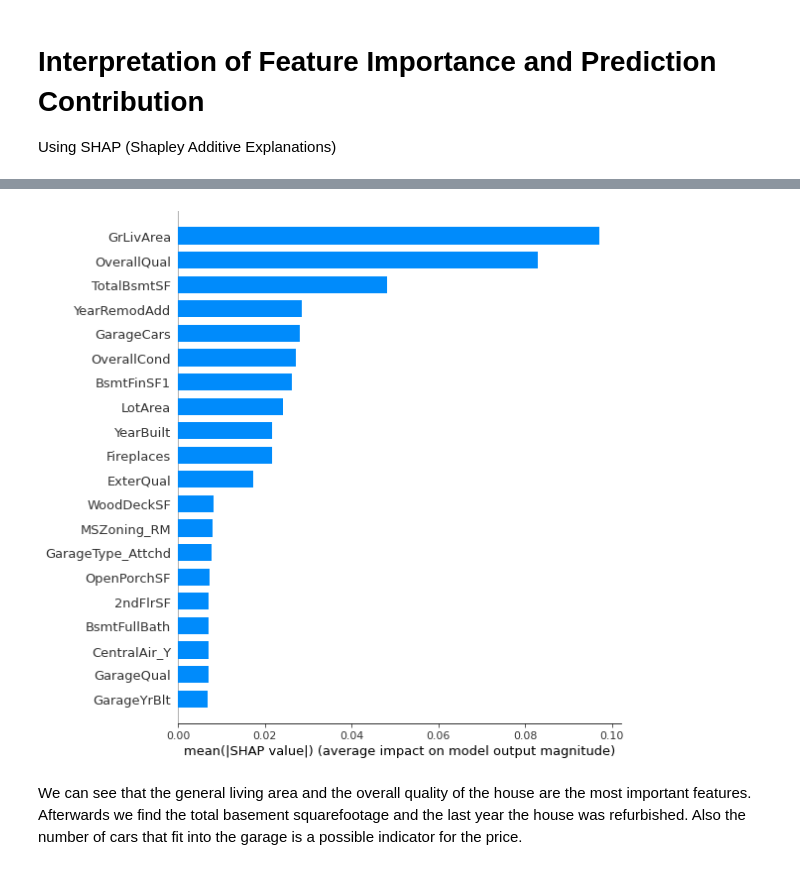
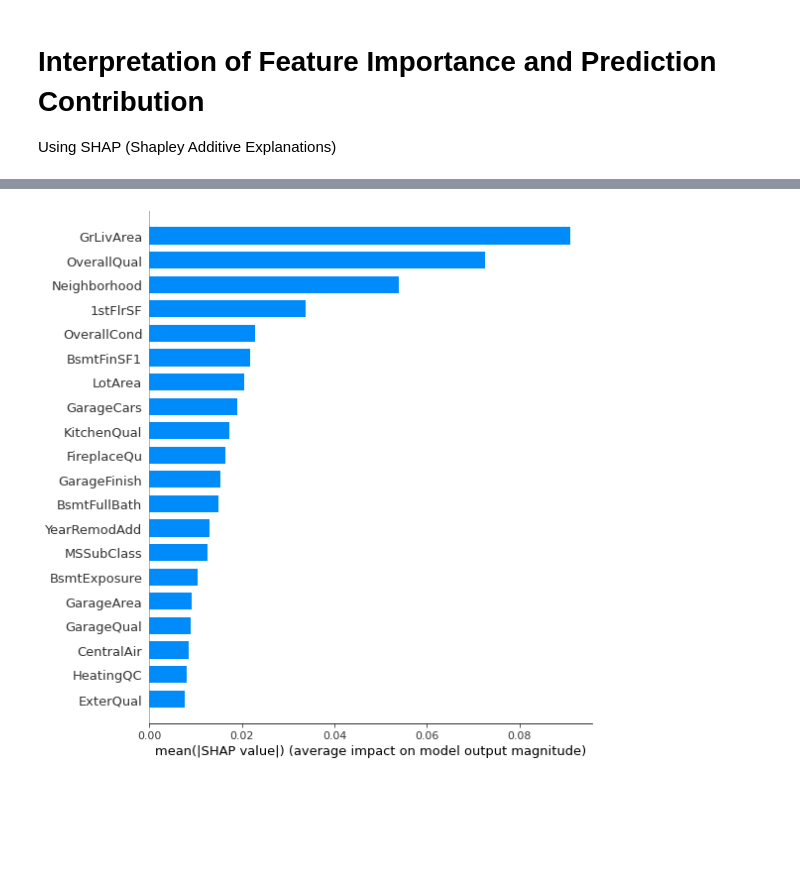
Before and after one commit to wclaus22/ames_housing_prices, a Jupyter notebook: notebooks/Ames Housing Prices Challenge Notebook.ipynb, the cells around one changed output, grey strips where cells are left out. Saved outputs shown, nothing was run; the diff lists cells and outputs as text; code cells hidden in the pictures; blank space fills up the shorter version.

```diff
--- a/notebooks/Ames Housing Prices Challenge Notebook.ipynb
+++ b/notebooks/Ames Housing Prices Challenge Notebook.ipynb
@@ -536,7 +125,7 @@ neg_mean_squared_error top 5 models
 [Parallel(n_jobs=1)]: Done  30 out of  30 | elapsed:    0.1s finished
 # %%
 # refit best model after grid search
-ridge = Ridge(alpha=10)
+ridge = Ridge(alpha=100)
 
 ridge.fit(X_train, y_train)
 
@@ -558,0 +213,15 @@ submit.to_csv("../data/submission.csv", index=False)
+# %%
+# refit best model after grid search
+ridge = Lasso(alpha=0.001)
+
+ridge.fit(X_train, y_train)
+
+# predict
+y_test = np.exp(ridge.predict(X_test))
+y_test
+
+submit = pd.DataFrame(y_test, columns=["SalePrice"]).set_index(np.arange(1461, 1461+len(y_test)))#.to_csv("data/submission.csv")
+submit["Id"] = submit.index
+submit = submit[["Id", "SalePrice"]]
+print(submit.head())
+submit.to_csv("../data/submission.csv", index=False)
@@ -561,12 +237,11 @@ submit.to_csv("../data/submission.csv", index=False)
 
 Now lets utilize 5-fold crossvalidation with xgboost.
 # %%
-import xgboost as xgb
-dtrain = xgb.DMatrix(X_train, y_train, feature_names=all_features)
+dtrain = xgb.DMatrix(X_train, y_train, feature_names=full_pipeline.all_features)
 
 cvres = {}
 # iterate over the learning rate (i.e. shrinkage factor)
-for eta in [0.001, 0.01, 0.1, None]:
+for eta in [0.005, 0.01, 0.05, 0.1]:
     params = {
         "max_depth": 3,
         #"eta": 0.01,
@@ -613,7 +288,7 @@ cvres
 # %%
 # refit xgb model with best number of estimators and given params
-best_eta = 0.001
-best_iter = 27049
+best_eta = 0.005
+best_iter = 5322
 
 best_params = {
         "max_depth": 3,
@@ -675,21 +345,19 @@ Using SHAP (Shapley Additive Explanations)
 # %%
 import shap
 
 shap.initjs()
 explainer = shap.TreeExplainer(xgb_model)
 
-train_df = pd.DataFrame(X_train, columns=all_features)
+train_df = pd.DataFrame(X_train, columns=full_pipeline.all_features)
 
 shap_values = explainer.shap_values(train_df,
                 np.log(data['SalePrice']), approximate=True)
 
 shap.summary_plot(shap_values, train_df, plot_type = 'bar',
-                  feature_names = all_features)
+                  feature_names = full_pipeline.all_features)
 # %% [output]
 [interactive output not drawn]
-[figure, old version]
+[figure, new version]
-# %% [markdown]
-We can see that the general living area and the overall quality of the house are the most important features. Afterwards we find the total basement squarefootage and the last year the house was refurbished. Also the number of cars that fit into the garage is a possible indicator for the price.
 # %%
 shap.summary_plot(shap_values, train_df)
 # %% [output]
```
Also changed, not shown: parts of 36 cells of this notebook, 5 other files.
